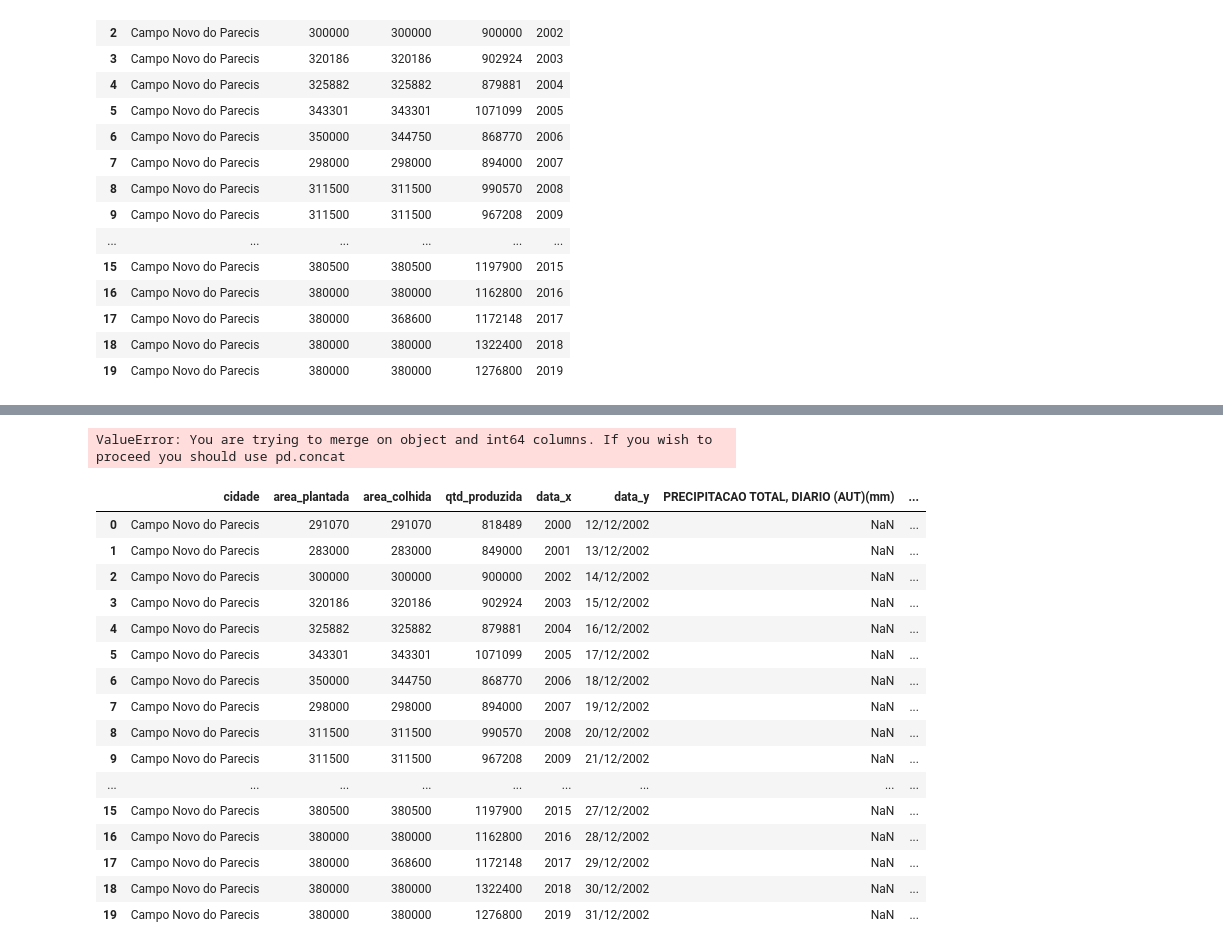
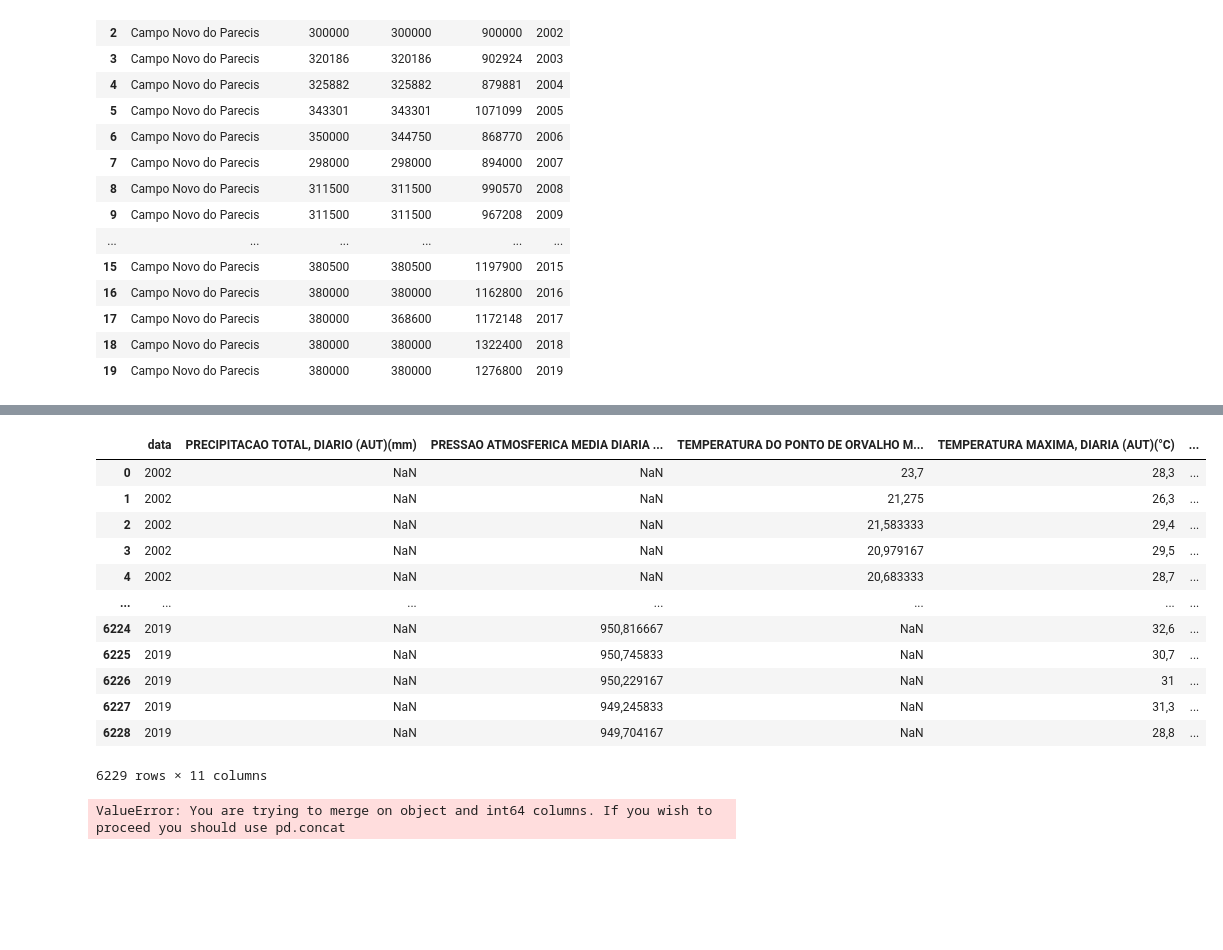
Before and after one commit to Deustavo/Tcc-Henke-Andrade, a Jupyter notebook: climatics_production_city.ipynb, the cells around one changed output, grey strips where cells are left out. Drawn from its saved outputs; the diff is of its cells as text; code cells hidden in the pictures; blank space fills up the shorter version.

Commit message:
Merge os 2 datasets

```diff
--- a/climatics_production_city.ipynb
+++ b/climatics_production_city.ipynb
@@ -45,24 +29,29 @@ df_clima
-# %%
-df_outer = pd.merge(df_clima, df_producao, on='data', how='outer')
-# %% [output]
-ValueError: You are trying to merge on object and int64 columns. If you wish to proceed you should use pd.concat
-# %%
-merge
-# %% [output]
-|  | cidade | area_plantada | area_colhida | qtd_produzida | data_x | data_y | PRECIPITACAO TOTAL, DIARIO (AUT)(mm) | ... |
-| 0 | Campo Novo do Parecis | 291070 | 291070 | 818489 | 2000 | 12/12/2002 | NaN | ... |
-| 1 | Campo Novo do Parecis | 283000 | 283000 | 849000 | 2001 | 13/12/2002 | NaN | ... |
-| 2 | Campo Novo do Parecis | 300000 | 300000 | 900000 | 2002 | 14/12/2002 | NaN | ... |
-| 3 | Campo Novo do Parecis | 320186 | 320186 | 902924 | 2003 | 15/12/2002 | NaN | ... |
-| 4 | Campo Novo do Parecis | 325882 | 325882 | 879881 | 2004 | 16/12/2002 | NaN | ... |
-| 5 | Campo Novo do Parecis | 343301 | 343301 | 1071099 | 2005 | 17/12/2002 | NaN | ... |
-| 6 | Campo Novo do Parecis | 350000 | 344750 | 868770 | 2006 | 18/12/2002 | NaN | ... |
-| 7 | Campo Novo do Parecis | 298000 | 298000 | 894000 | 2007 | 19/12/2002 | NaN | ... |
-| 8 | Campo Novo do Parecis | 311500 | 311500 | 990570 | 2008 | 20/12/2002 | NaN | ... |
-| 9 | Campo Novo do Parecis | 311500 | 311500 | 967208 | 2009 | 21/12/2002 | NaN | ... |
-| ... | ... | ... | ... | ... | ... | ... | ... | ... |
-| 15 | Campo Novo do Parecis | 380500 | 380500 | 1197900 | 2015 | 27/12/2002 | NaN | ... |
-| 16 | Campo Novo do Parecis | 380000 | 380000 | 1162800 | 2016 | 28/12/2002 | NaN | ... |
-| 17 | Campo Novo do Parecis | 380000 | 368600 | 1172148 | 2017 | 29/12/2002 | NaN | ... |
-| 18 | Campo Novo do Parecis | 380000 | 380000 | 1322400 | 2018 | 30/12/2002 | NaN | ... |
-| 19 | Campo Novo do Parecis | 380000 | 380000 | 1276800 | 2019 | 31/12/2002 | NaN | ... |
+# %%
+# df_clima
+data = df_clima['data'] # se o resultado for uma lista das datas do banco
+ano = [a.split('/')[-1] for a in data]
+df_clima['data'] = ano
+
+df_clima
+# %% [output]
+|  | data | PRECIPITACAO TOTAL, DIARIO (AUT)(mm) | PRESSAO ATMOSFERICA MEDIA DIARIA ... | TEMPERATURA DO PONTO DE ORVALHO M... | TEMPERATURA MAXIMA, DIARIA (AUT)(°C) | ... |
+| 0 | 2002 | NaN | NaN | 23,7 | 28,3 | ... |
+| 1 | 2002 | NaN | NaN | 21,275 | 26,3 | ... |
+| 2 | 2002 | NaN | NaN | 21,583333 | 29,4 | ... |
+| 3 | 2002 | NaN | NaN | 20,979167 | 29,5 | ... |
+| 4 | 2002 | NaN | NaN | 20,683333 | 28,7 | ... |
+| ... | ... | ... | ... | ... | ... | ... |
+| 6224 | 2019 | NaN | 950,816667 | NaN | 32,6 | ... |
+| 6225 | 2019 | NaN | 950,745833 | NaN | 30,7 | ... |
+| 6226 | 2019 | NaN | 950,229167 | NaN | 31 | ... |
+| 6227 | 2019 | NaN | 949,245833 | NaN | 31,3 | ... |
+| 6228 | 2019 | NaN | 949,704167 | NaN | 28,8 | ... |
+6229 rows × 11 columns
+# %%
+
+# df_clima['data']=df_clima['data'].astype(int)
+# df_producao['data']=df_producao['data'].astype(int)
+
+df_outer = pd.merge(df_clima, df_producao, on = 'data')
+# %% [output]
+ValueError: You are trying to merge on object and int64 columns. If you wish to proceed you should use pd.concat
```
Also changed, not shown: parts of 2 cells of this notebook.
